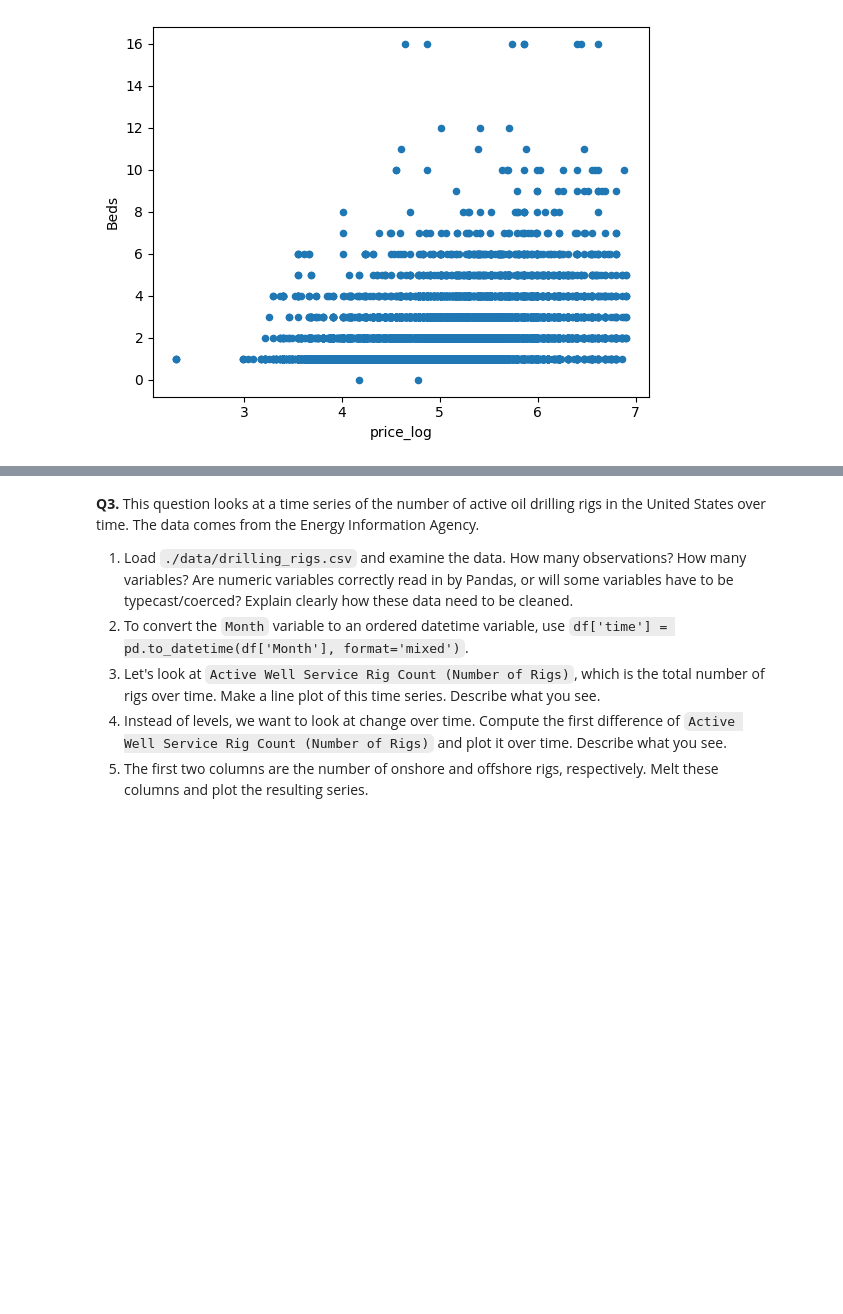
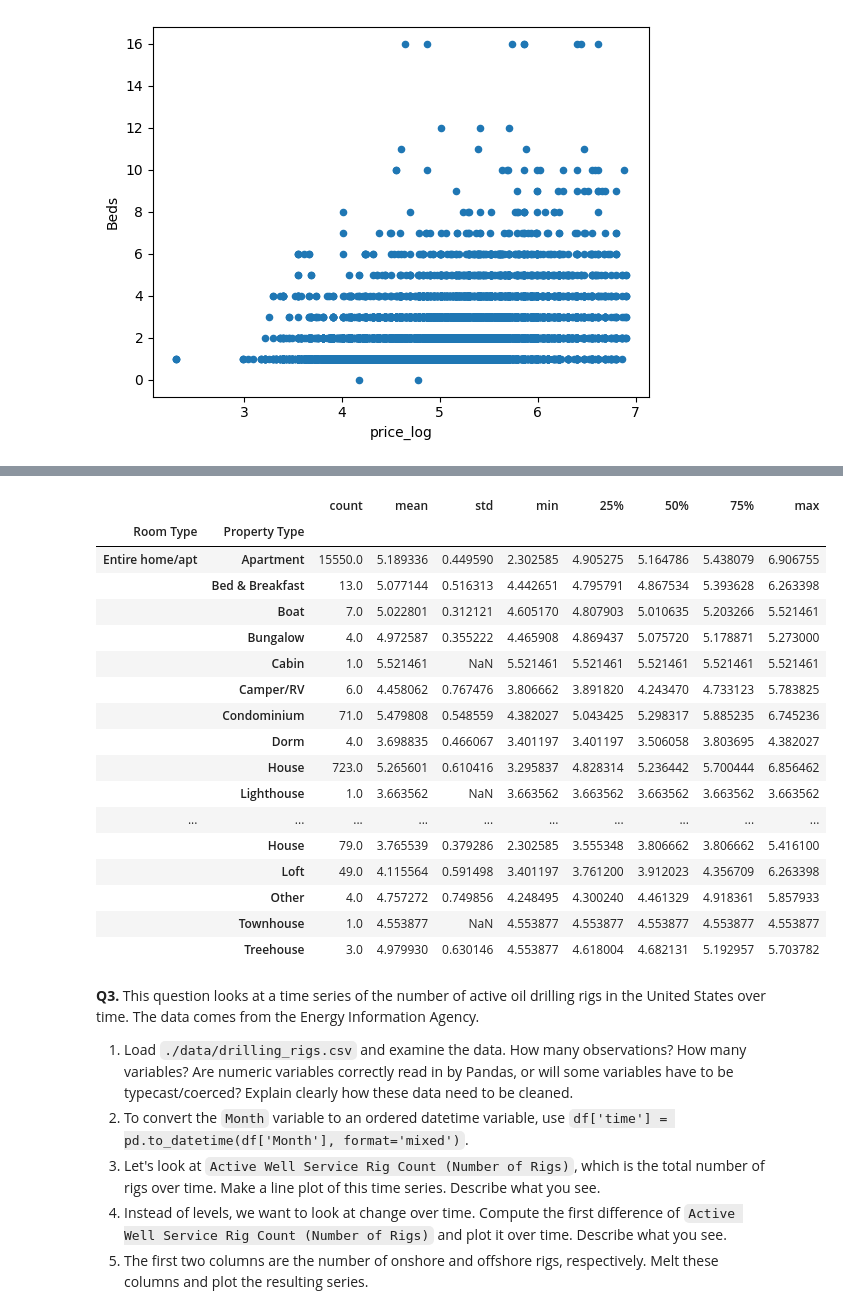
Before and after one commit to mchen899923/eda_assignment, a Jupyter notebook: assignment.ipynb, the cells around one changed output, grey strips where cells are left out. Saved outputs shown, nothing was run; the diff lists cells and outputs as text; code cells hidden in the pictures; blank space fills up the shorter version.

```diff
--- a/assignment.ipynb
+++ b/assignment.ipynb
@@ -198,3 +239,27 @@ airbnb_df.plot.scatter(x="price_log", y="Beds") #scatterplot of price_log and Be
+# %%
+conditional_description = airbnb_df.groupby(["Room Type", "Property Type"])["price_log"].describe() #description of price_log conditional on Room Type and Property Type
+conditional_description
+
+#I think entire homes/apartments tend to have highest average prices. I think shared rooms tend to have the highest standard deviation. I feel as though median would be a better measure of central tendency because the data is more skewed, with a few outliers.
+# %% [output]
+|  |  | count | mean | std | min | 25% | 50% | 75% | max |
+| Room Type | Property Type |  |  |  |  |  |  |  |  |
+| Entire home/apt | Apartment | 15550.0 | 5.189336 | 0.449590 | 2.302585 | 4.905275 | 5.164786 | 5.438079 | 6.906755 |
+|  | Bed & Breakfast | 13.0 | 5.077144 | 0.516313 | 4.442651 | 4.795791 | 4.867534 | 5.393628 | 6.263398 |
+|  | Boat | 7.0 | 5.022801 | 0.312121 | 4.605170 | 4.807903 | 5.010635 | 5.203266 | 5.521461 |
+|  | Bungalow | 4.0 | 4.972587 | 0.355222 | 4.465908 | 4.869437 | 5.075720 | 5.178871 | 5.273000 |
+|  | Cabin | 1.0 | 5.521461 | NaN | 5.521461 | 5.521461 | 5.521461 | 5.521461 | 5.521461 |
+|  | Camper/RV | 6.0 | 4.458062 | 0.767476 | 3.806662 | 3.891820 | 4.243470 | 4.733123 | 5.783825 |
+|  | Condominium | 71.0 | 5.479808 | 0.548559 | 4.382027 | 5.043425 | 5.298317 | 5.885235 | 6.745236 |
+|  | Dorm | 4.0 | 3.698835 | 0.466067 | 3.401197 | 3.401197 | 3.506058 | 3.803695 | 4.382027 |
+|  | House | 723.0 | 5.265601 | 0.610416 | 3.295837 | 4.828314 | 5.236442 | 5.700444 | 6.856462 |
+|  | Lighthouse | 1.0 | 3.663562 | NaN | 3.663562 | 3.663562 | 3.663562 | 3.663562 | 3.663562 |
+| ... | ... | ... | ... | ... | ... | ... | ... | ... | ... |
+|  | House | 79.0 | 3.765539 | 0.379286 | 2.302585 | 3.555348 | 3.806662 | 3.806662 | 5.416100 |
+|  | Loft | 49.0 | 4.115564 | 0.591498 | 3.401197 | 3.761200 | 3.912023 | 4.356709 | 6.263398 |
+|  | Other | 4.0 | 4.757272 | 0.749856 | 4.248495 | 4.300240 | 4.461329 | 4.918361 | 5.857933 |
+|  | Townhouse | 1.0 | 4.553877 | NaN | 4.553877 | 4.553877 | 4.553877 | 4.553877 | 4.553877 |
+|  | Treehouse | 3.0 | 4.979930 | 0.630146 | 4.553877 | 4.618004 | 4.682131 | 5.192957 | 5.703782 |
 # %% [markdown]
 **Q3.** This question looks at a time series of the number of active oil drilling rigs in the United States over time. The data comes from the Energy Information Agency.
 
```
Also changed, not shown: parts of 3 cells of this notebook.
